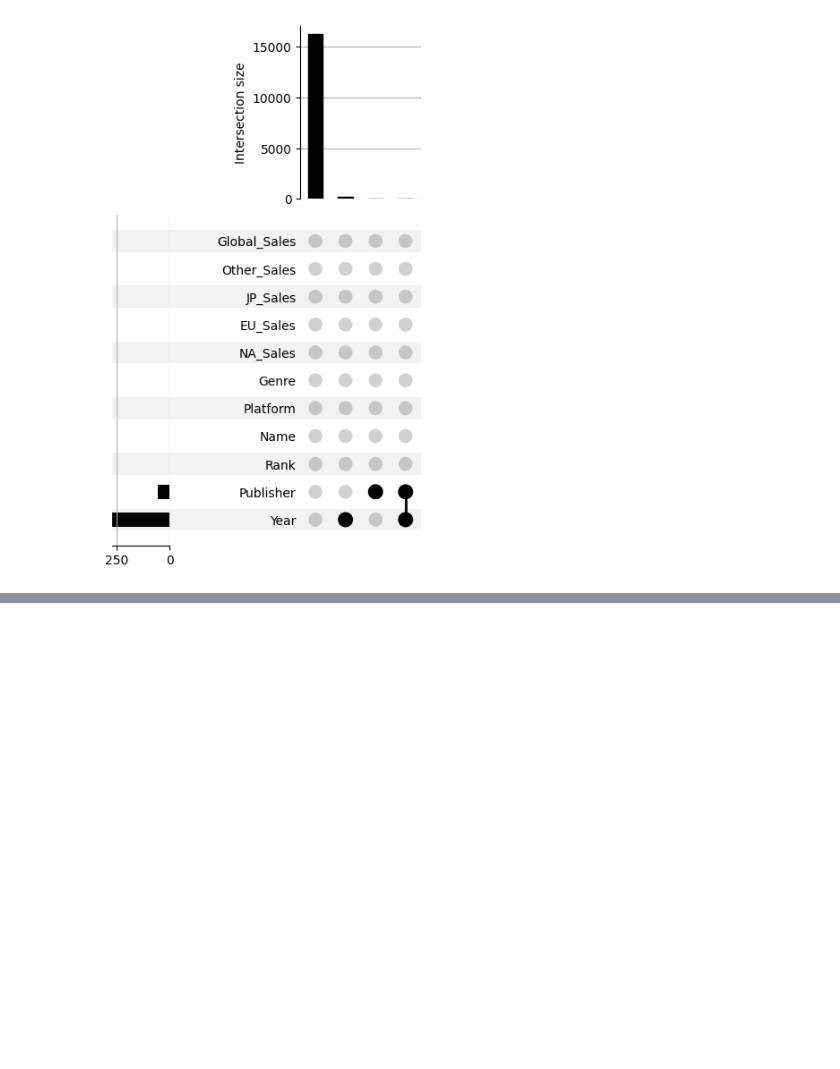
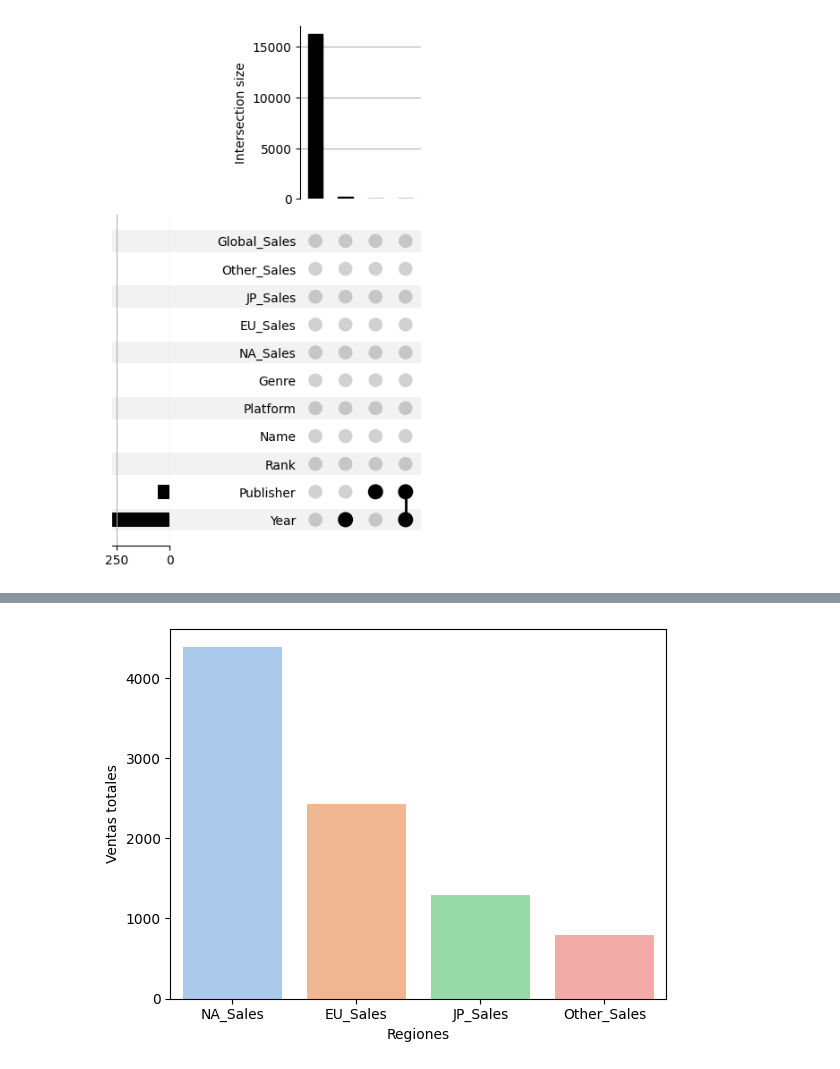
Before and after one commit to davidsosaolea/Proyecto_01_EDA_data_set_Global_Video-Game-Sales, a Jupyter notebook: notebooks/games_sales.ipynb, the cells around one changed output, grey strips where cells are left out. Saved outputs shown, nothing was run; the diff lists cells and outputs as text; code cells hidden in the pictures; blank space fills up the shorter version.

```diff
--- a/notebooks/games_sales.ipynb
+++ b/notebooks/games_sales.ipynb
@@ -148,3 +149,16 @@ df_filtrado.head()
 # %%
 # guardamos nuestro df en un archivo csv para ser procesado en google sheets
 df_filtrado.to_csv('resultados.csv', index=False)
+# %%
+# cargamos nuestros resultados con GPT
+CURRENT_DIR1 = os.getcwd()  # Ruta actual de trabajo
+DATA_DIR1 = os.path.join(CURRENT_DIR1, os.pardir, "data", "google.csv")
+df2 = pd.read_csv(DATA_DIR1, delimiter=';')
+GPT_df = df2.copy()
+# %%
+# Eliminalos las filas con datos faltates en 'year'
+df = df.dropna(subset=['Year'])
+# %%
+# Concatenar los dos DataFrames uno encima del otro
+df_concat = pd.concat([df, GPT_df])
+df_concat.head()
@@ -150,0 +195,17 @@ df_filtrado.to_csv('resultados.csv', index=False)
+# %%
+# Seleccionar solo las columnas
+df_pc = df_concat[['NA_Sales','EU_Sales', 'JP_Sales','Other_Sales']]
+
+# Calcular la suma de las ventas
+ventas_totales = df_pc.sum()
+
+# Configurar la paleta de colores
+sns.set_palette('pastel')
+
+# Generar el gráfico de barras
+ax = sns.barplot(x=ventas_totales.index, y=ventas_totales.values)
+ax.set_xlabel('Regiones')
+ax.set_ylabel('Ventas totales')
+plt.show()
+# %% [output]
+[figure, added]
```
Also changed, not shown: parts of 7 cells of this notebook, 1 other file.
